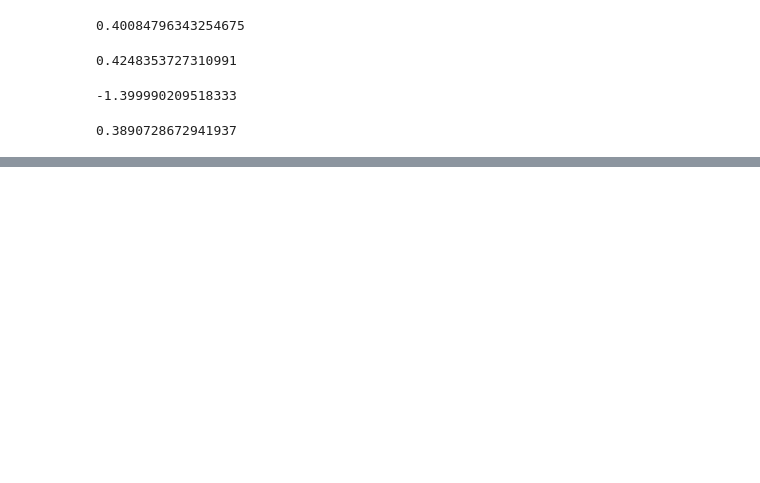
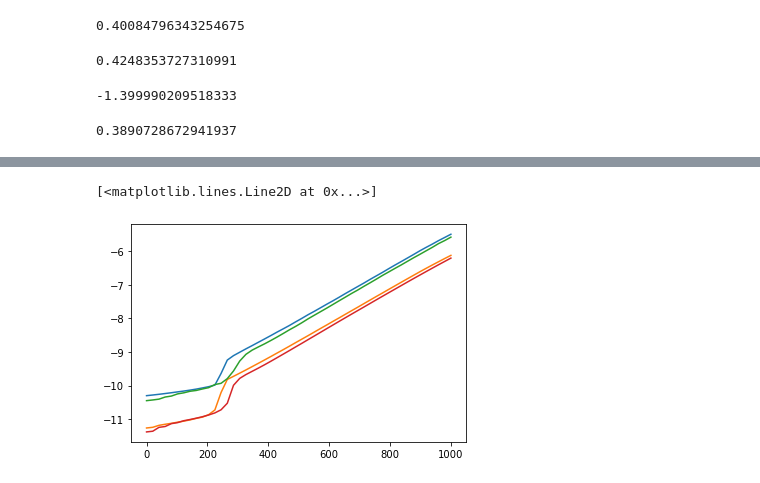
Before and after one commit to CovingtonResearchGroup/champ, a Jupyter notebook: champ/Examples/GVP-devel.ipynb, the cells around one changed output, grey strips where cells are left out. Cells and saved outputs as stored; diff of their text form; code cells hidden in the pictures; blank space fills up the shorter version.

Commit message:
figs comparing with and without critical flow limitation

```diff
--- a/champ/Examples/GVP-devel.ipynb
+++ b/champ/Examples/GVP-devel.ipynb
@@ -121,0 +187,12 @@ for xc in sim.xcs:
+# %%
+import pickle
+simGVF = pickle.load(open('/home/mcoving/ChampOutputs/gvf-flow-tests/test-gvp-flow-figs/snapshot-00098000.pkl', 'rb'))
+simOrig = pickle.load(open('/home/mcoving/ChampOutputs/resolution-tests/test-spim-equiv-run-figs/snapshot-00113000.pkl', 'rb'))
+# %%
+plot(simGVF.x_arr, simGVF.h)
+plot(simGVF.x_arr, simGVF.z_arr)
+plot(simOrig.x_arr, simOrig.h)
+plot(simOrig.x_arr, simOrig.z_arr)
+# %% [output]
+[<matplotlib.lines.Line2D at 0x...>]
+[figure, added]
```
Also changed, not shown: parts of 22 cells of this notebook.
